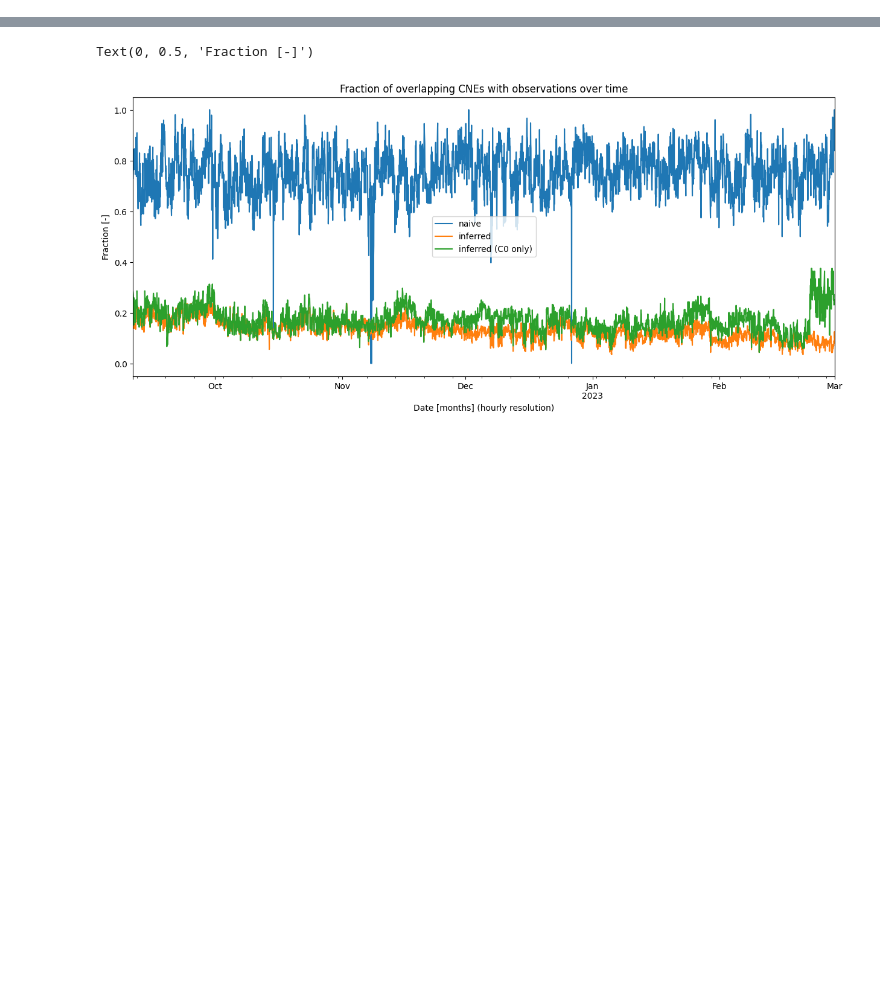
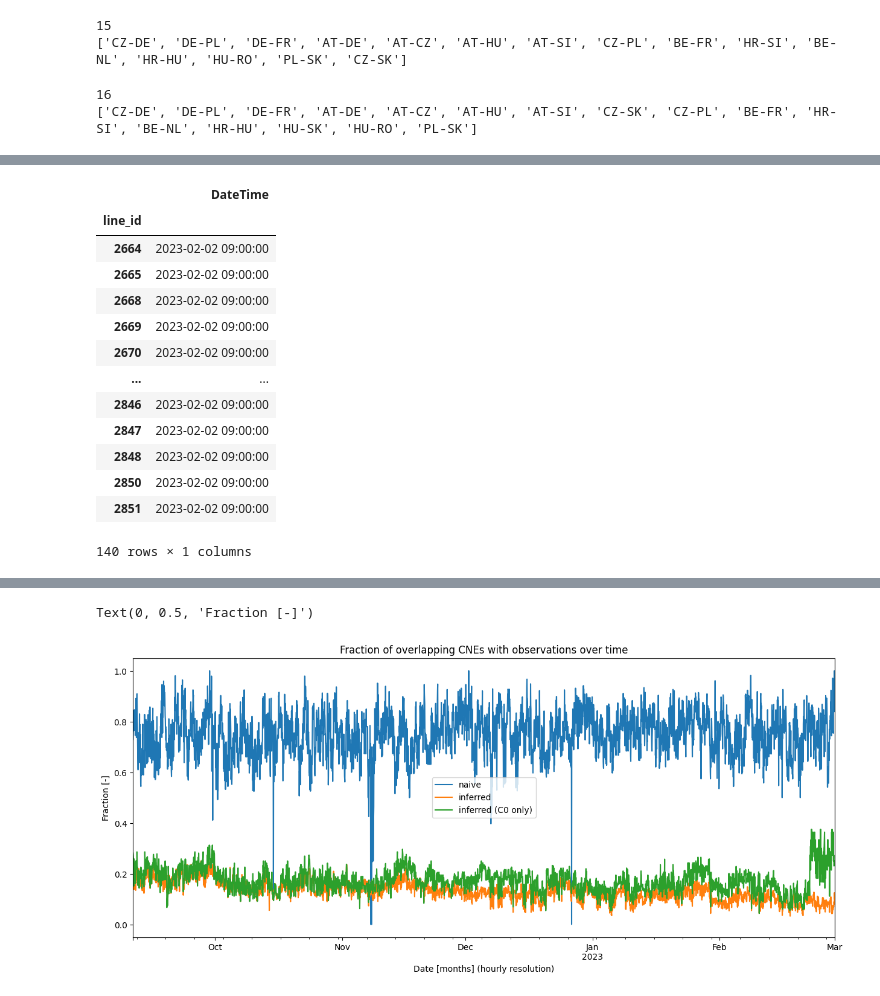
Before and after one commit to kbruninx/FBMC, a Jupyter notebook: flow_based_domain/Calculated PTDF Analysis.ipynb, the cells around one changed output, grey strips where cells are left out. Cells and saved outputs as stored; diff of their text form; code cells hidden in the pictures; blank space fills up the shorter version.

```diff
--- a/flow_based_domain/Calculated PTDF Analysis.ipynb
+++ b/flow_based_domain/Calculated PTDF Analysis.ipynb
@@ -51,0 +135,55 @@ display(df_ptdf)
+# %%
+# BORDERS CONSIDERED BY MY MODEL (alpha = 0.05)
+
+total_borders_considered_model_5 = []
+for _, lines in df_ptdf_nuts_feb_5[(df_ptdf_nuts_feb_5.line_id.isin(tielines))].groupby('DateTime'):
+    borders = []
+    for l in list(lines['line_id']):
+        eic = df_grid.loc[l, 'eic']
+        if eic[:4] == '10T-':
+            z1 = eic[4:6]
+            z2 = eic[7:9]
+            if [z1, z2] not in borders:# and [z2, z1] not in borders:
+                borders.append([z1, z2])
+            if [z1, z2] not in total_borders_considered_model_5:
+                total_borders_considered_model_5.append([z1, z2])
+    #print([b[0] + '-' + b[1] for b in borders])
+
+print(len(total_borders_considered_model_5))
+print([b[0] + '-' + b[1] for b in total_borders_considered_model_5])
+# %% [output]
+15
+['CZ-DE', 'DE-PL', 'DE-FR', 'AT-DE', 'AT-CZ', 'AT-HU', 'AT-SI', 'CZ-PL', 'BE-FR', 'HR-SI', 'BE-NL', 'HR-HU', 'HU-RO', 'PL-SK', 'CZ-SK']
+# %%
+# BORDERS CONSIDERED BY MY MODEL (alpha = 0.04)
+
+total_borders_considered_model_4 = []
+for _, lines in df_ptdf_nuts_feb_4[(df_ptdf_nuts_feb_4.line_id.isin(tielines))].groupby('DateTime'):
+    borders = []
+    for l in list(lines['line_id']):
+        eic = df_grid.loc[l, 'eic']
+        if eic[:4] == '10T-':
+            z1 = eic[4:6]
+            z2 = eic[7:9]
+            if [z1, z2] not in borders:# and [z2, z1] not in borders:
+                borders.append([z1, z2])
+            if [z1, z2] not in total_borders_considered_model_4:
+                total_borders_considered_model_4.append([z1, z2])
+    #print([b[0] + '-' + b[1] for b in borders])
+
+print(len(total_borders_considered_model_4))
+print([b[0] + '-' + b[1] for b in total_borders_considered_model_4])
+# %% [output]
+16
+['CZ-DE', 'DE-PL', 'DE-FR', 'AT-DE', 'AT-CZ', 'AT-HU', 'AT-SI', 'CZ-SK', 'CZ-PL', 'BE-FR', 'HR-SI', 'BE-NL', 'HR-HU', 'HU-SK', 'HU-RO', 'PL-SK']
+# %%
+display(df_ptdf_nuts_feb[
+    #(df_ptdf_nuts_feb.line_id.isin(tielines)) &
+    (df_ptdf_nuts_feb.ram > 0)][['DateTime', 'line_id']
+].groupby('DateTime').count()['line_id'])
+
+display(df_ptdf_nuts_feb[
+    (df_ptdf_nuts_feb.line_id.isin(tielines)) &
+    (df_ptdf_nuts_feb.ram < 0)][['DateTime', 'line_id']
+].groupby('line_id').first())
+# %% [output]
@@ -52,3 +203,17 @@ display(df_ptdf)
+|  | DateTime |
+| line_id |  |
+| 2664 | 2023-02-02 09:00:00 |
+| 2665 | 2023-02-02 09:00:00 |
+| 2668 | 2023-02-02 09:00:00 |
+| 2669 | 2023-02-02 09:00:00 |
+| 2670 | 2023-02-02 09:00:00 |
+| ... | ... |
+| 2846 | 2023-02-02 09:00:00 |
+| 2847 | 2023-02-02 09:00:00 |
+| 2848 | 2023-02-02 09:00:00 |
+| 2850 | 2023-02-02 09:00:00 |
+| 2851 | 2023-02-02 09:00:00 |
+140 rows × 1 columns
 # %%
 hf = h5py.File("../base_case/ref_flow_nuts.jld", "r")
 ref_flow = np.transpose(hf.get("data"))
```
Also changed, not shown: parts of 24 cells of this notebook, 50 other files.
